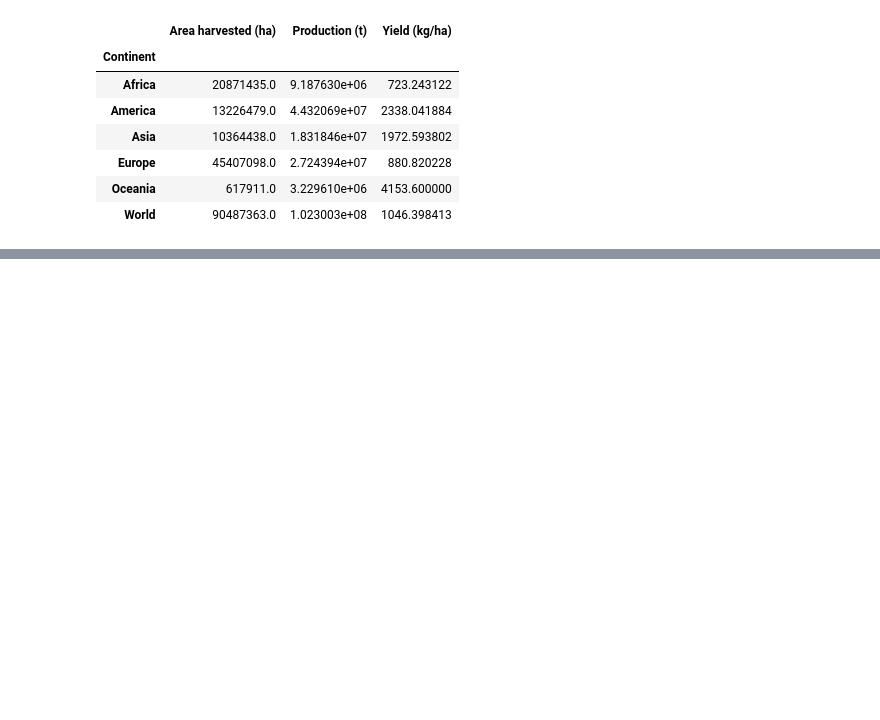
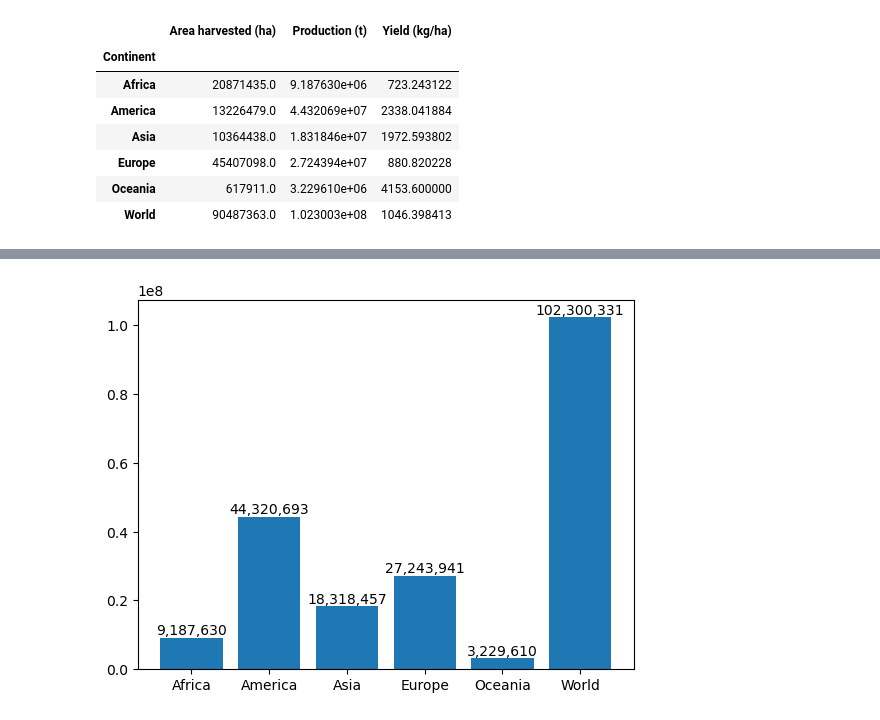
Before and after one commit to drnesr/ProjFAO01, a Jupyter notebook: DataExploration03.ipynb, the cells around one changed output, grey strips where cells are left out. Drawn from its saved outputs; the diff is of its cells as text; code cells hidden in the pictures; blank space fills up the shorter version.

```diff
--- a/DataExploration03.ipynb
+++ b/DataExploration03.ipynb
@@ -186,0 +228,6 @@ df_no_time.pivot_table(
+# %%
+fig, ax = plt.subplots();
+ax.bar(df_grouped.Continent,df_grouped['Production (t)'], label=df_grouped['Production (t)'])
+ax.bar_label(ax.containers[0], fmt='{:,.0f}');
+# %% [output]
+[figure, added]
```
Also changed, not shown: parts of 5 cells of this notebook.
